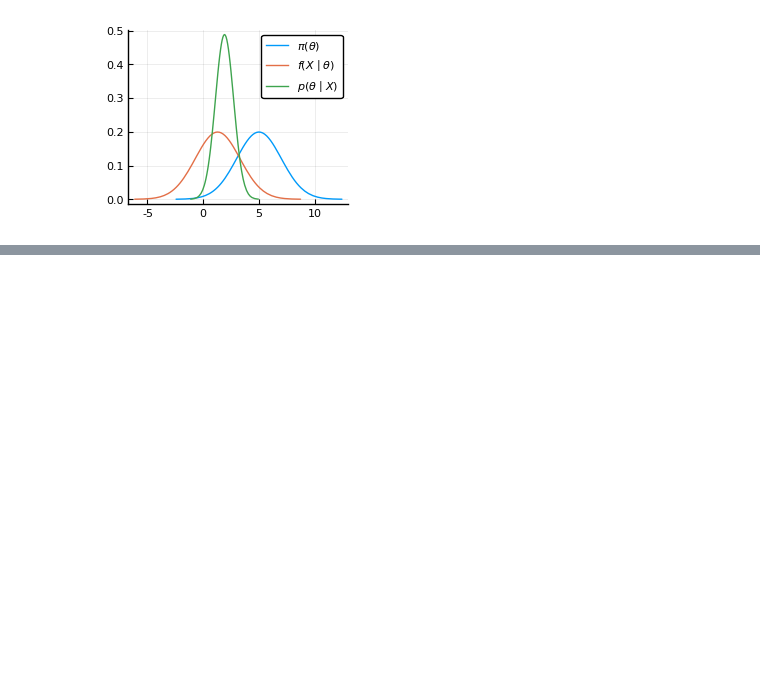
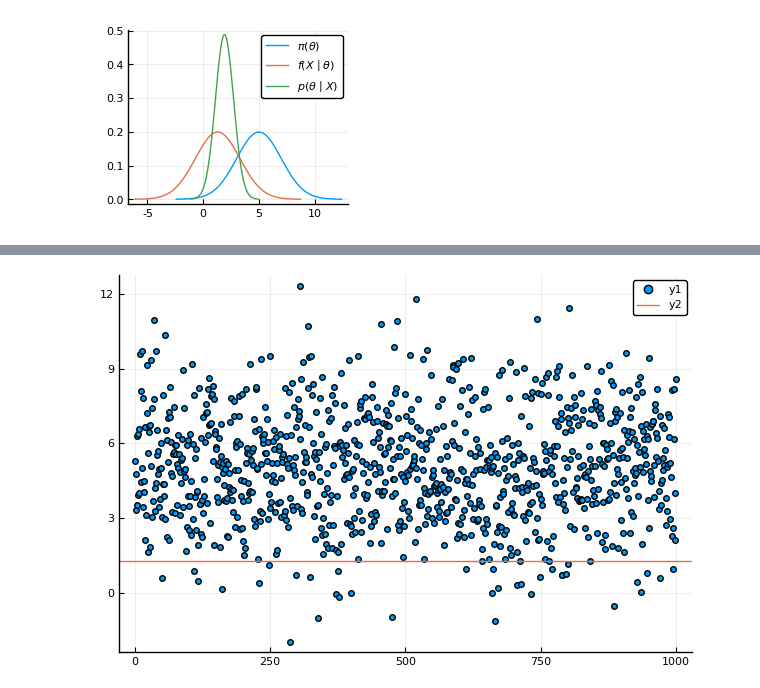
Before and after one commit to davibarreira/Visualizations, a Jupyter notebook: FinalProject/ABC_VegaLite.ipynb, the cells around one changed output, grey strips where cells are left out. Cells and saved outputs as stored; diff of their text form; code cells hidden in the pictures; blank space fills up the shorter version.

```diff
--- a/FinalProject/ABC_VegaLite.ipynb
+++ b/FinalProject/ABC_VegaLite.ipynb
@@ -176,0 +171,5 @@ plot!(Normal(μ1,τ1))
+# %%
+scatter(zmean)
+hline!([μ])
+# %% [output]
+[figure, added]
```
Also changed, not shown: parts of 14 cells of this notebook, 5 other files.
